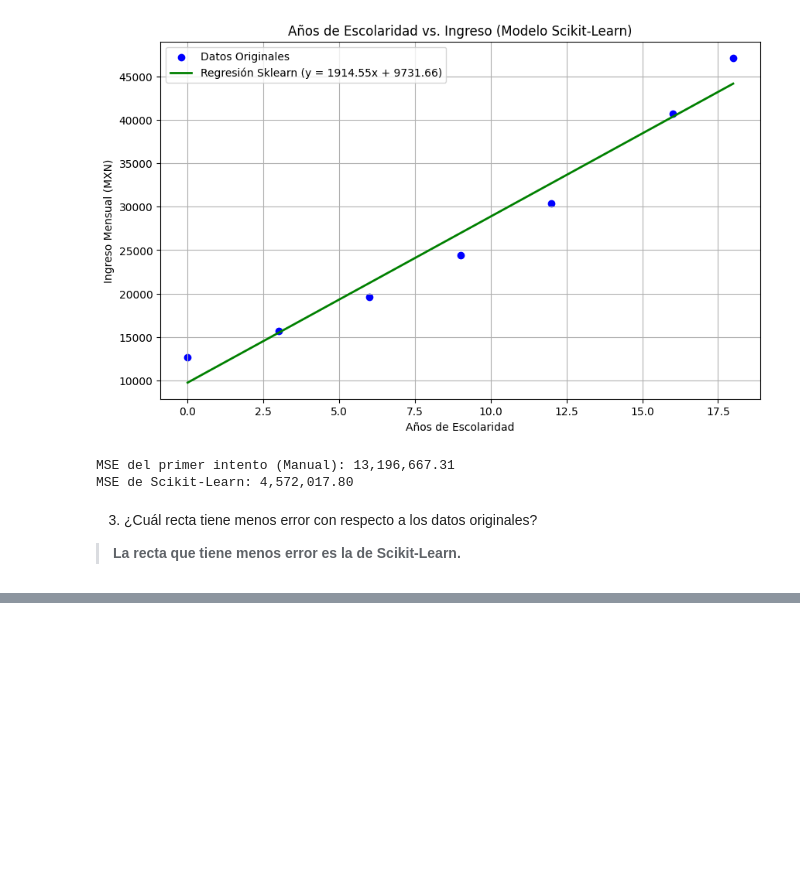
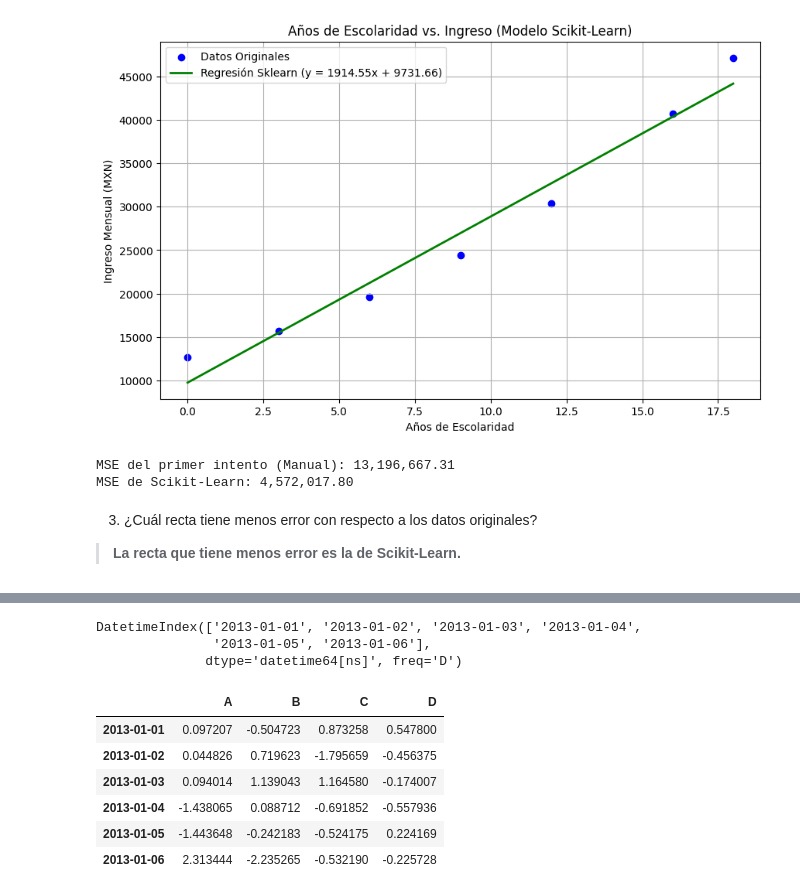
Before and after one commit to JoseLLoredoHdz/mineria, a Jupyter notebook: MineriaDeDatos2.ipynb, the cells around one changed output, grey strips where cells are left out. Cells and saved outputs as stored; diff of their text form; code cells hidden in the pictures; blank space fills up the shorter version.

```diff
--- a/MineriaDeDatos2.ipynb
+++ b/MineriaDeDatos2.ipynb
@@ -705,0 +722,18 @@ MSE de Scikit-Learn: 4,572,017.80
+# %%
+dates = pd.date_range("20130101", periods=6)
+dates
+# %% [output]
+DatetimeIndex(['2013-01-01', '2013-01-02', '2013-01-03', '2013-01-04',
+               '2013-01-05', '2013-01-06'],
+              dtype='datetime64[ns]', freq='D')
+# %%
+df = pd.DataFrame(np.random.randn(6, 4), index=dates, columns=list("ABCD"))
+df
+# %% [output]
+|  | A | B | C | D |
+| 2013-01-01 | 0.097207 | -0.504723 | 0.873258 | 0.547800 |
+| 2013-01-02 | 0.044826 | 0.719623 | -1.795659 | -0.456375 |
+| 2013-01-03 | 0.094014 | 1.139043 | 1.164580 | -0.174007 |
+| 2013-01-04 | -1.438065 | 0.088712 | -0.691852 | -0.557936 |
+| 2013-01-05 | -1.443648 | -0.242183 | -0.524175 | 0.224169 |
+| 2013-01-06 | 2.313444 | -2.235265 | -0.532190 | -0.225728 |
```
Also changed, not shown: parts of 17 cells of this notebook.
